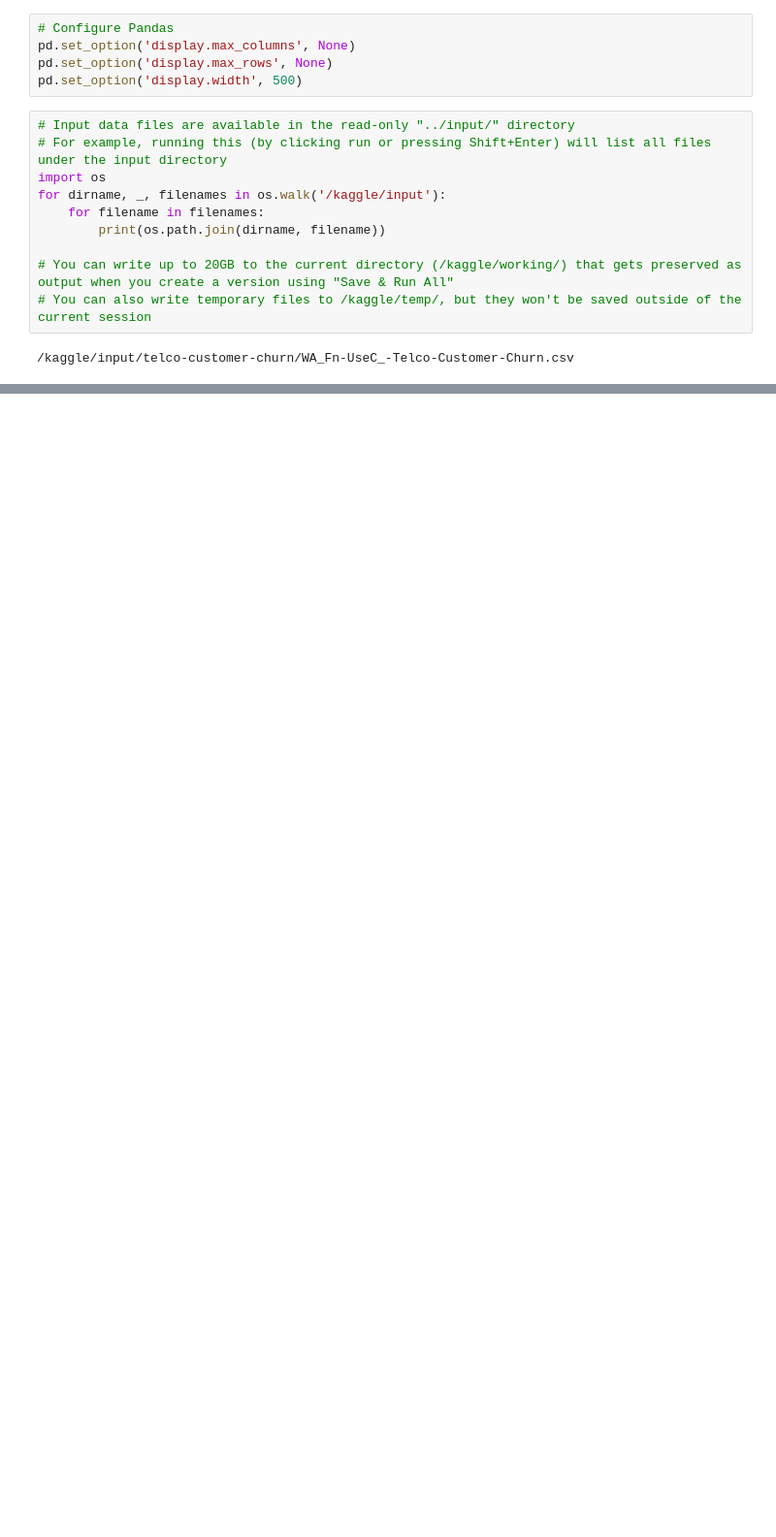
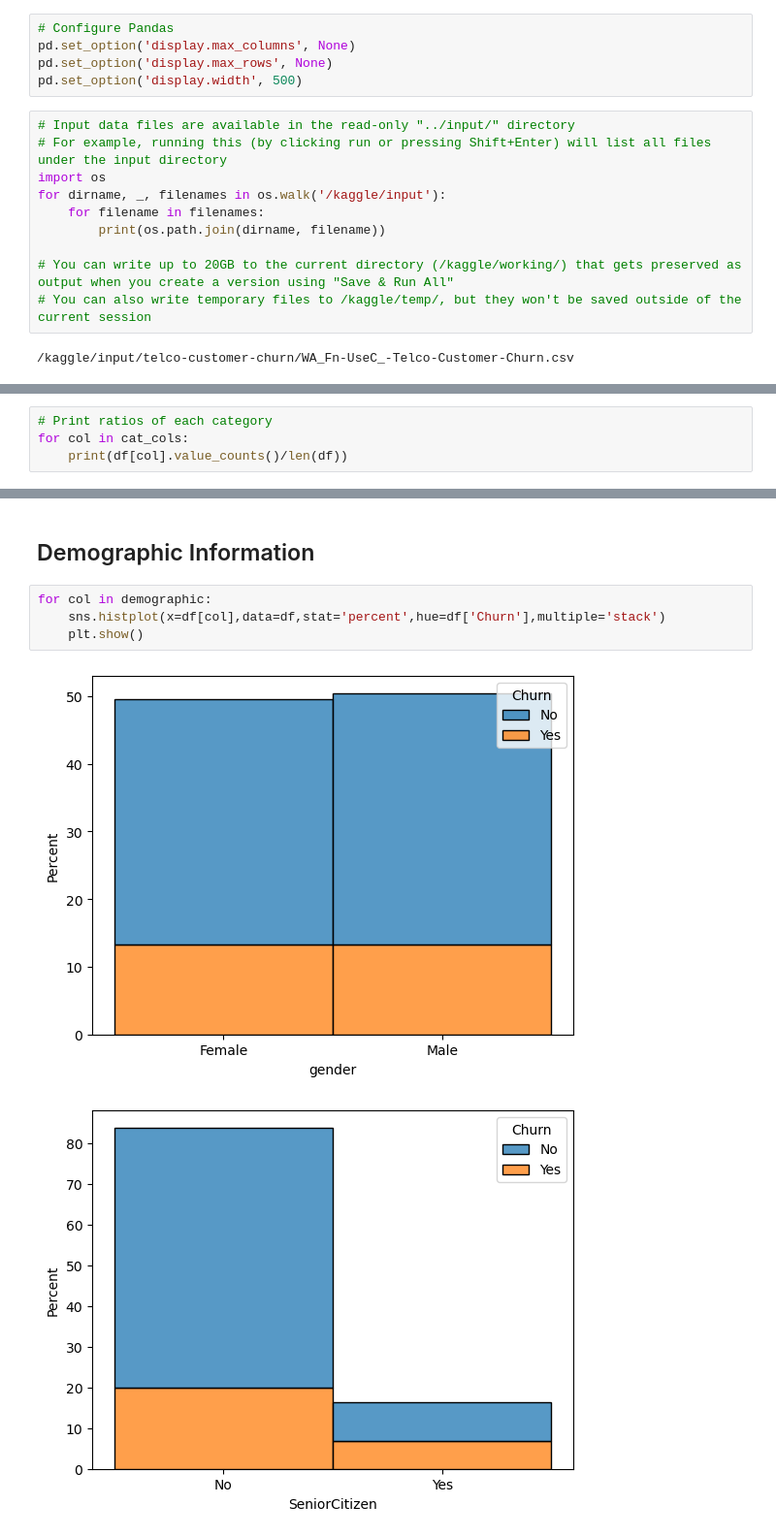
Before and after one commit to cvarney/telco_customer_churn, a Jupyter notebook: varney_christopher_churn.ipynb, the cells around one changed output, grey strips where cells are left out. Shown at 97% size. Saved outputs shown, nothing was run; the diff lists cells and outputs as text; blank space fills up the shorter version.

Commit message:
Kaggle Notebook | Varney_Christopher_Churn | Version 4

```diff
--- a/varney_christopher_churn.ipynb
+++ b/varney_christopher_churn.ipynb
@@ -123,0 +304,4 @@ df_telco.describe()
+# %%
+# Print ratios of each category
+for col in cat_cols:
+    print(df[col].value_counts()/len(df))
@@ -123,0 +326,9 @@ df_telco.describe()
+# %% [markdown]
+## Demographic Information
+# %%
+for col in demographic:
+    sns.histplot(x=df[col],data=df,stat='percent',hue=df['Churn'],multiple='stack')
+    plt.show()
+# %% [output]
+[figure, added]
+[figure, added]
```
Also changed, not shown: parts of 66 cells of this notebook.
